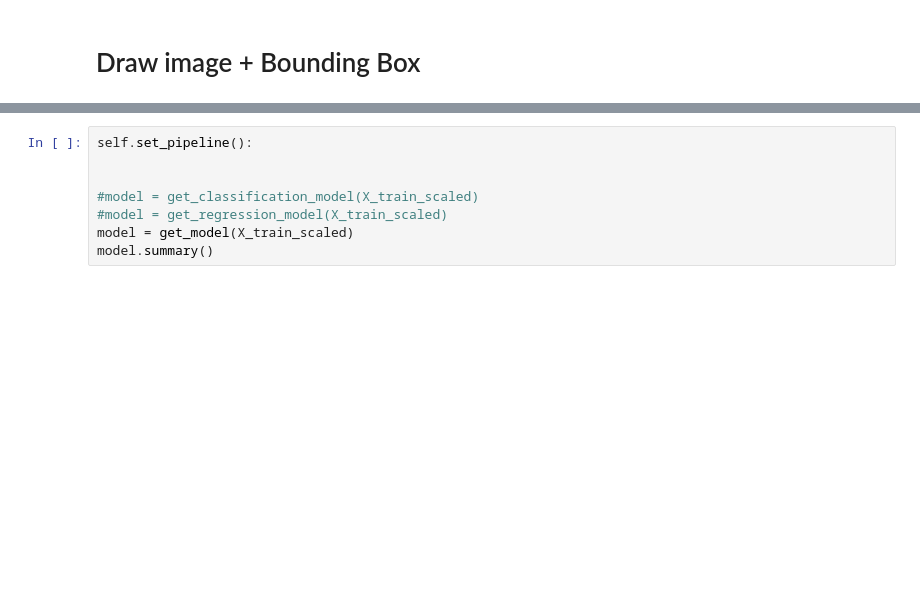
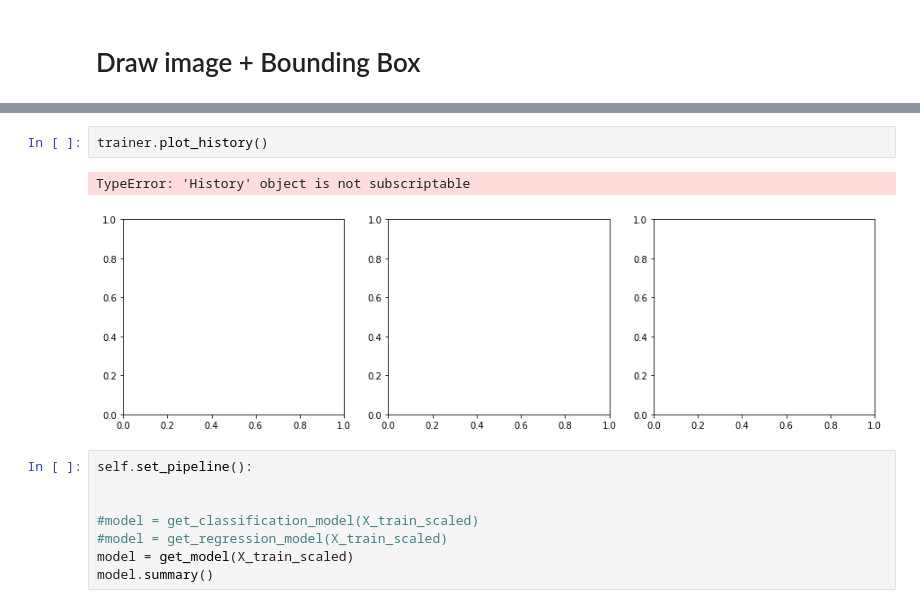
Before and after one commit to 0r4nd/HandwritingRecognition, a Jupyter notebook: notebooks/HandwritingRecognition.ipynb, the cells around one changed output, grey strips where cells are left out. Saved outputs shown, nothing was run; the diff lists cells and outputs as text; blank space fills up the shorter version.

```diff
--- a/notebooks/HandwritingRecognition.ipynb
+++ b/notebooks/HandwritingRecognition.ipynb
@@ -1173,3 +1261,8 @@ plt.imshow(X_train_scaled[item], cmap='gray');
+# %%
+trainer.plot_history()
+# %% [output]
+TypeError: 'History' object is not subscriptable
+[figure, added]
 # %%
 self.set_pipeline():
 
```
Also changed, not shown: parts of 13 cells of this notebook.
